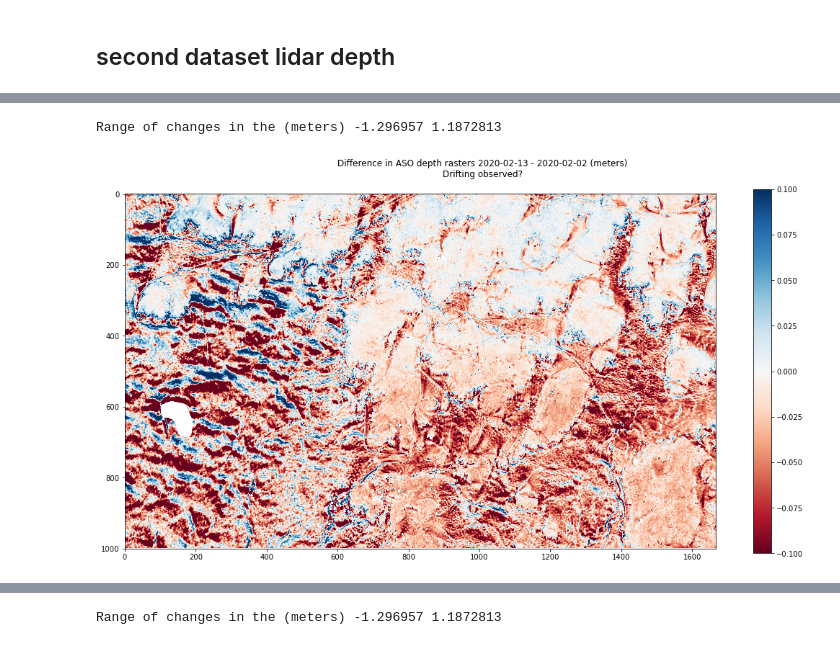
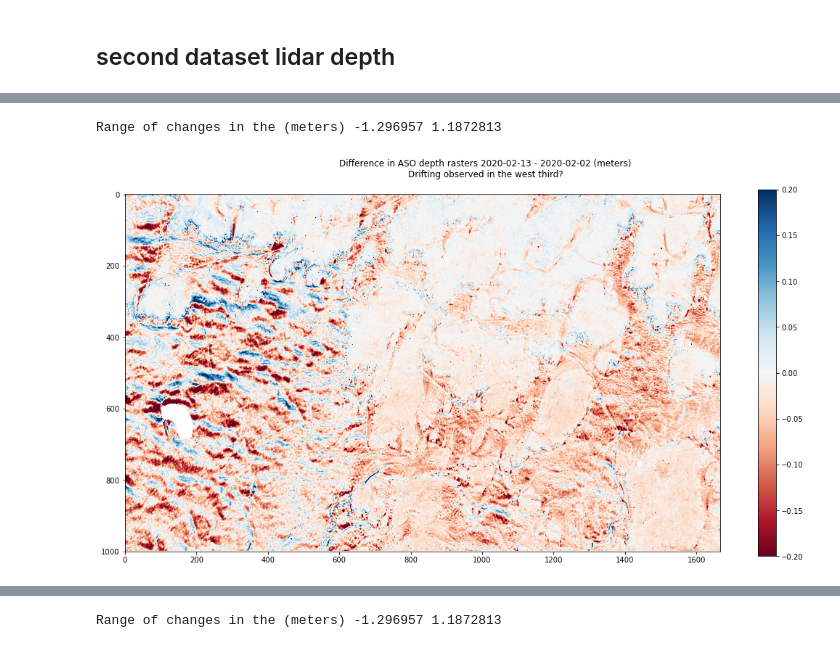
Before and after one commit to snowex-hackweek/coldfusion, a Jupyter notebook: contributors/sethv/database_query_tests.ipynb, the cells around one changed output, grey strips where cells are left out. Cells and saved outputs as stored; diff of their text form; code cells hidden in the pictures.

```diff
--- a/contributors/sethv/database_query_tests.ipynb
+++ b/contributors/sethv/database_query_tests.ipynb
@@ -611,16 +423,16 @@ m
 # %%
 # Redo with rioxarray so we don't lose the coordinate information
 fig, ax = plt.subplots(figsize=(15,8))
 diff = aso_2020_02_13_raster - aso_2020_02_02_raster
 
 print("Range of changes in the (meters)", np.nanmin(diff), np.nanmax(diff))
 # show(diff, ax=ax, cmap="RdBu")
-data = ax.imshow(diff, cmap="RdBu")#, vmin=-0.1, vmax=0.1)
-fig.suptitle("Difference in ASO depth rasters 2020-02-13 - 2020-02-02 (meters)\nDrifting observed?")
+data = ax.imshow(diff, cmap="RdBu", vmin=-0.2, vmax=0.2)
+fig.suptitle("Difference in ASO depth rasters 2020-02-13 - 2020-02-02 (meters)\nDrifting observed in the west third?")
 
 fig.colorbar(data, ax=ax)
 plt.tight_layout()
 # Got a lot of GPR data where the drifting happened
 # %% [output]
 Range of changes in the (meters) -1.296957 1.1872813
-[figure, old version]
+[figure, new version]
```
Also changed, not shown: parts of 100 cells of this notebook.
